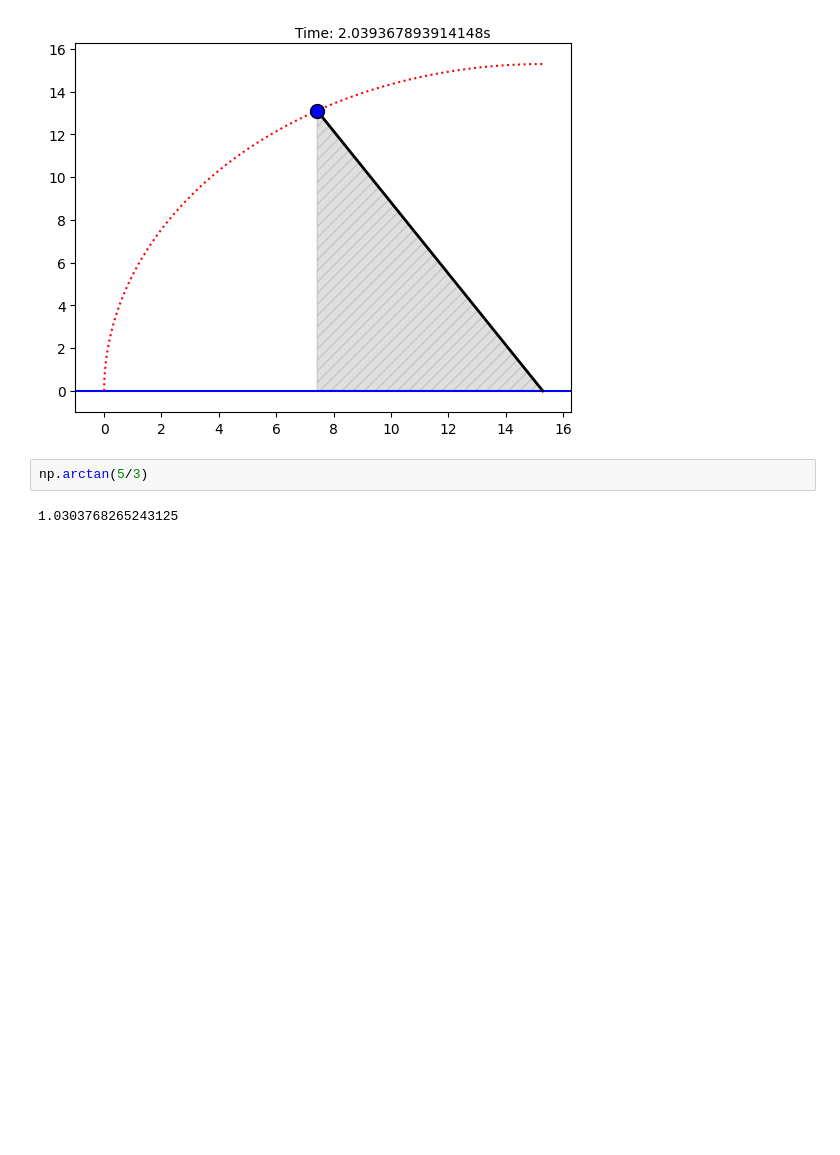
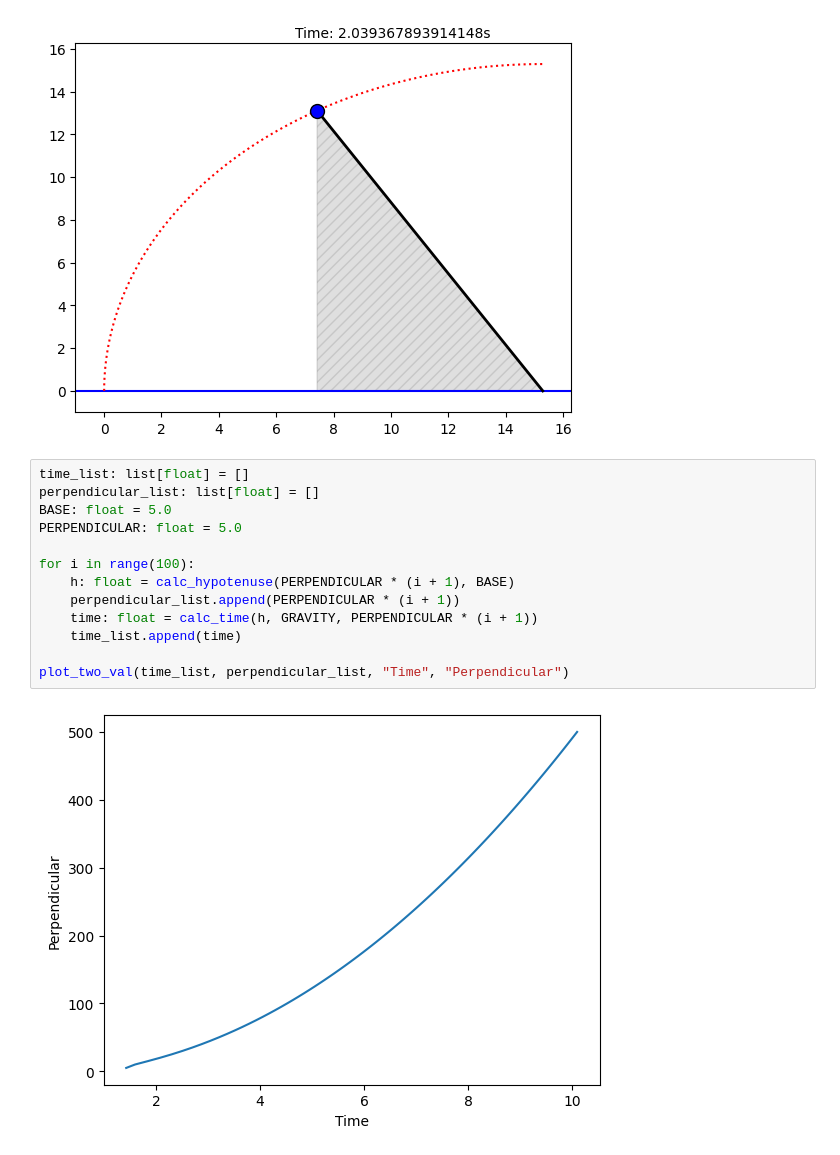
Before and after one commit to Atishaya7777/brachistochrone-trajectory, a Jupyter notebook: main.ipynb, the cells around one changed output. Cells and saved outputs as stored; diff of their text form; blank space fills up the shorter version.

Commit message:
feat: Added graphs until Bezier curves

```diff
--- a/main.ipynb
+++ b/main.ipynb
@@ -204,7 +219,18 @@ for i in range(len(perpendicular_list)):
 [figure]
 15 9 59.03624346792648 2.039367893914148
 [figure]
-# %%
-np.arctan(5/3)
-# %% [output]
-1.0303768265243125
+# %%
+time_list: list[float] = []
+perpendicular_list: list[float] = []
+BASE: float = 5.0
+PERPENDICULAR: float = 5.0
+
+for i in range(100):
+    h: float = calc_hypotenuse(PERPENDICULAR * (i + 1), BASE)
+    perpendicular_list.append(PERPENDICULAR * (i + 1))
+    time: float = calc_time(h, GRAVITY, PERPENDICULAR * (i + 1))
+    time_list.append(time)
+
+plot_two_val(time_list, perpendicular_list, "Time", "Perpendicular")
+# %% [output]
+[figure, added]
```
Also changed, not shown: parts of 9 cells of this notebook, 2 other files.
